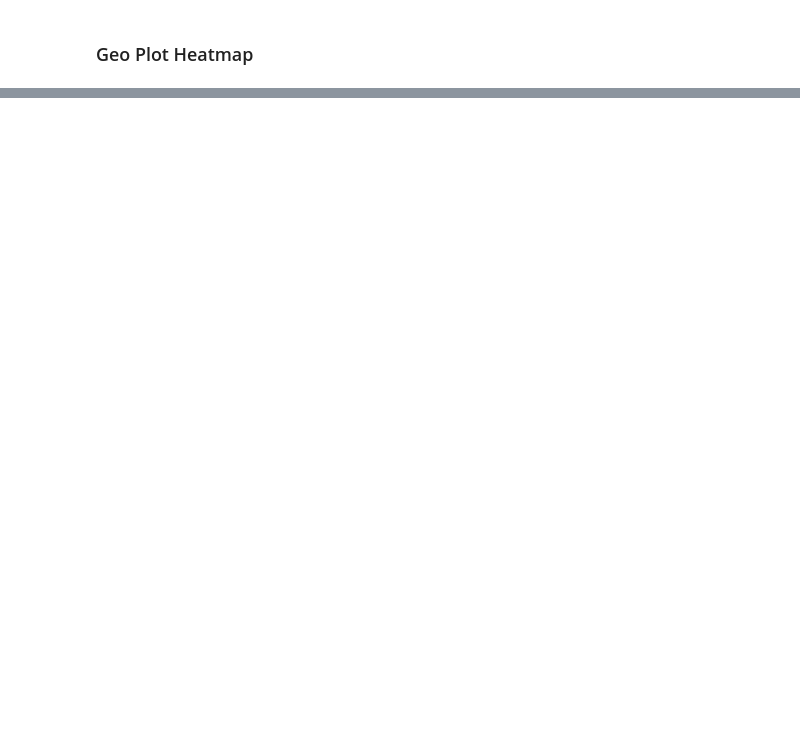
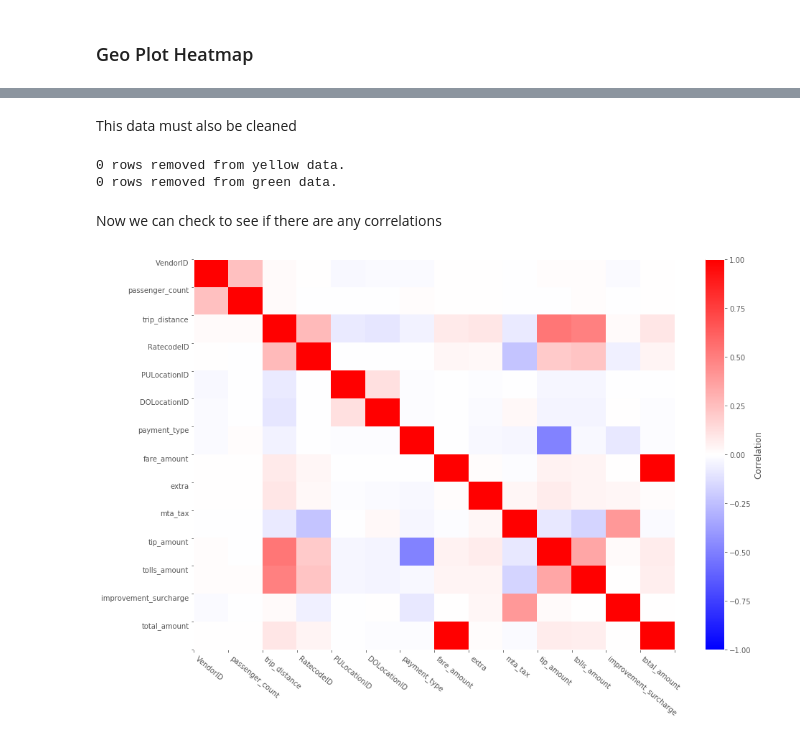
Before and after one commit to agentturbo1/Crazy-Taxi-IRL, a Jupyter notebook: Milestone, Exploration and Data Acquisition.ipynb, the cells around one changed output, grey strips where cells are left out. Cells and saved outputs as stored; diff of their text form; code cells hidden in the pictures; blank space fills up the shorter version.

```diff
--- a/Milestone, Exploration and Data Acquisition.ipynb
+++ b/Milestone, Exploration and Data Acquisition.ipynb
@@ -178,3 +212,4 @@ Okay, let's try something different. The New York City Taxi and Limo Comission n
 # %%
 yellow_zone_data = pd.read_csv('TaxiData/yellow_tripdata_2017-12.csv')
-yellow_zone_data = pd.read_csv('TaxiData/yellow_tripdata_2017-12.csv')
+green_zone_data = pd.read_csv('TaxiData/green_tripdata_2017-12.csv')
+zone_key = pd.read_csv('taxi_zones.csv')
@@ -180,0 +243,46 @@ yellow_zone_data = pd.read_csv('TaxiData/yellow_tripdata_2017-12.csv')
+# %% [markdown]
+This data must also be cleaned
+# %%
+yellow_count_old = len(yellow_zone_data.index)
+green_count_old = len(green_zone_data.index)
+
+yellow_loc_lbls = ['PULocationID', 'DOLocationID']
+green_loc_lbls = ['PULocationID', 'DOLocationID']
+
+yellow_zone_data.dropna(subset=yellow_loc_lbls, inplace = True)
+yellow_zone_data.dropna(subset=['trip_distance'], inplace = True)
+
+green_zone_data.dropna(subset=green_loc_lbls, inplace = True)
+green_zone_data.dropna(subset=['trip_distance'],inplace = True)
+
+yellow_count_new = len(yellow_zone_data.index)
+green_count_new = len(green_zone_data.index)
+print("{0} rows removed from yellow data.".format(yellow_count_old-yellow_count_new))
+print("{0} rows removed from green data.".format(green_count_old-green_count_new))
+# %% [output]
+0 rows removed from yellow data.
+0 rows removed from green data.
+# %% [markdown]
+Now we can check to see if there are any correlations
+# %%
+plt.rcParams['figure.figsize'] = (15, 10)
+
+fig, ax = plt.subplots()
+
+corr_mat = yellow_zone_data.corr()
+
+heatmap = ax.pcolor(corr_mat, cmap='bwr', vmin=-1, vmax=1)
+ax.set_xticks(np.arange(corr_mat.shape[0] +.5));
+ax.set_yticks(np.arange(corr_mat.shape[1] +.5));
+ax.invert_yaxis()
+
+#labels
+col_lbl = corr_mat.columns
+row_lbl = corr_mat.index
+ax.set_xticklabels(col_lbl, rotation=-40,  ha='left');
+ax.set_yticklabels(row_lbl, va='top');
+
+cbar = plt.colorbar(heatmap)
+cbar.set_label('Correlation')
+# %% [output]
+[figure, added]
```
Also changed, not shown: parts of 12 cells of this notebook, 1 other file.
